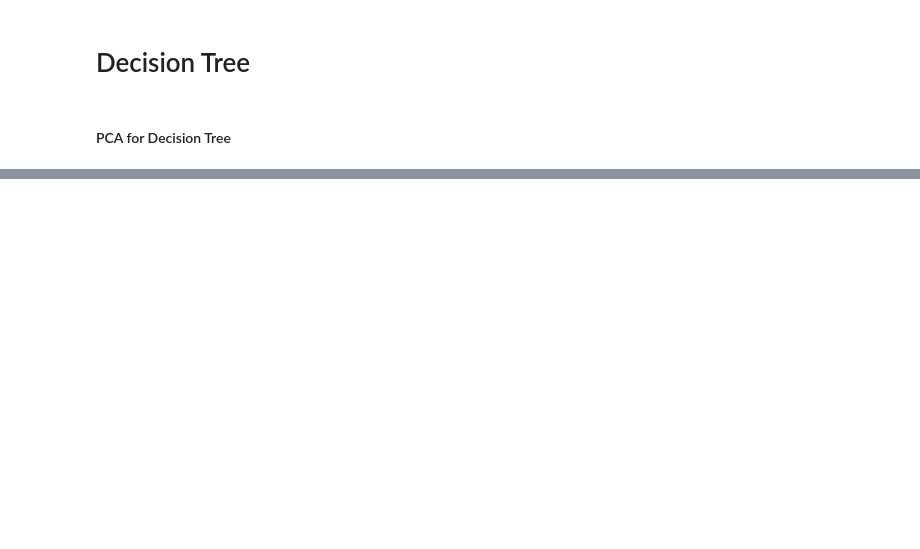
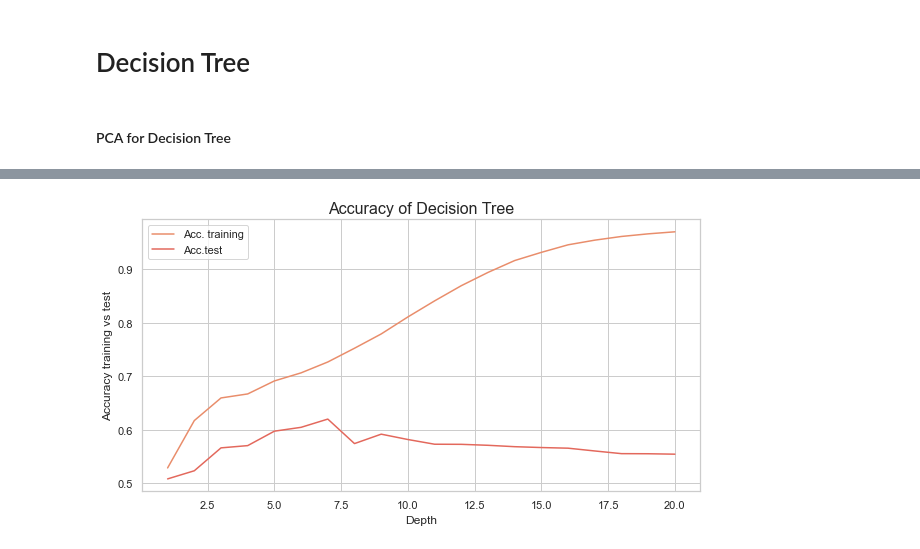
Before and after one commit to HubertWojcik10/machine_learning_project, a Jupyter notebook: final.ipynb, the cells around one changed output, grey strips where cells are left out. Drawn from its saved outputs; the diff is of its cells as text; code cells hidden in the pictures; blank space fills up the shorter version.

Commit message:
Accuracy decisiontree

```diff
--- a/final.ipynb
+++ b/final.ipynb
@@ -191,0 +396,21 @@ dt_dataframe =pd.DataFrame(data=l, columns=['depht', 'accuracy'])
+# %%
+classifier = dt.DecisionTreeClassifier(min_samples_split=3, max_depth=18)
+classifier.fit(X_train,Y_train)
+Y_trainpred= classifier.predict(X_train)
+Y_pred = classifier.predict(X_test)
+
+l.append([18, accuracy_score(Y_train, Y_trainpred),accuracy_score(Y_test, Y_pred)])
+# %%
+classifier = dt.DecisionTreeClassifier(min_samples_split=3, max_depth=19)
+classifier.fit(X_train,Y_train)
+Y_trainpred= classifier.predict(X_train)
+Y_pred = classifier.predict(X_test)
+
+l.append([19, accuracy_score(Y_train, Y_trainpred),accuracy_score(Y_test, Y_pred)])
+# %%
+classifier = dt.DecisionTreeClassifier(min_samples_split=3, max_depth=20)
+classifier.fit(X_train,Y_train)
+Y_trainpred= classifier.predict(X_train)
+Y_pred = classifier.predict(X_test)
+
+l.append([20, accuracy_score(Y_train, Y_trainpred),accuracy_score(Y_test, Y_pred)])
@@ -191,0 +440,2 @@ dt_dataframe =pd.DataFrame(data=l, columns=['depht', 'accuracy'])
+# %%
+df_decisiontree = pd.DataFrame(data= l, columns=['depth', 'accuracy training', 'accuracy test'])
@@ -191,0 +451,13 @@ dt_dataframe =pd.DataFrame(data=l, columns=['depht', 'accuracy'])
+# %%
+
+fig, ax = plt.subplots(figsize = (10, 5))
+colors_taratt = ['#761878', '#826fc9', '#b1c2f0' ]
+sns.lineplot(x = 'depth', y = 'accuracy training', palette = colors_taratt, data = df_decisiontree);
+sns.lineplot(x = 'depth', y = 'accuracy test', palette = colors_taratt, data = df_decisiontree);
+ax.set_title(f'Accuracy of Decision Tree', size = 16)
+ax.set(ylabel= f'Accuracy training vs test', xlabel = 'Depth');
+ax.legend(['Acc. training', 'Acc.test'])
+
+if savefigs: plt.savefig('figs/accuracydecisiontree.png', bbox_inches = 'tight')
+# %% [output]
+[figure, added]
```
Also changed, not shown: parts of 33 cells of this notebook, 2 other files.
